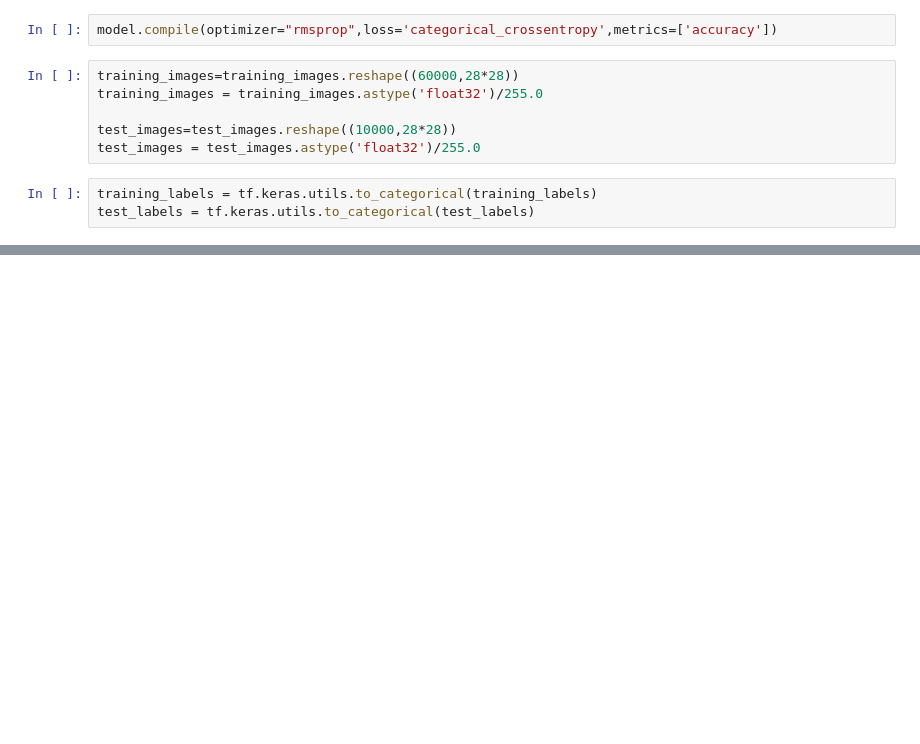
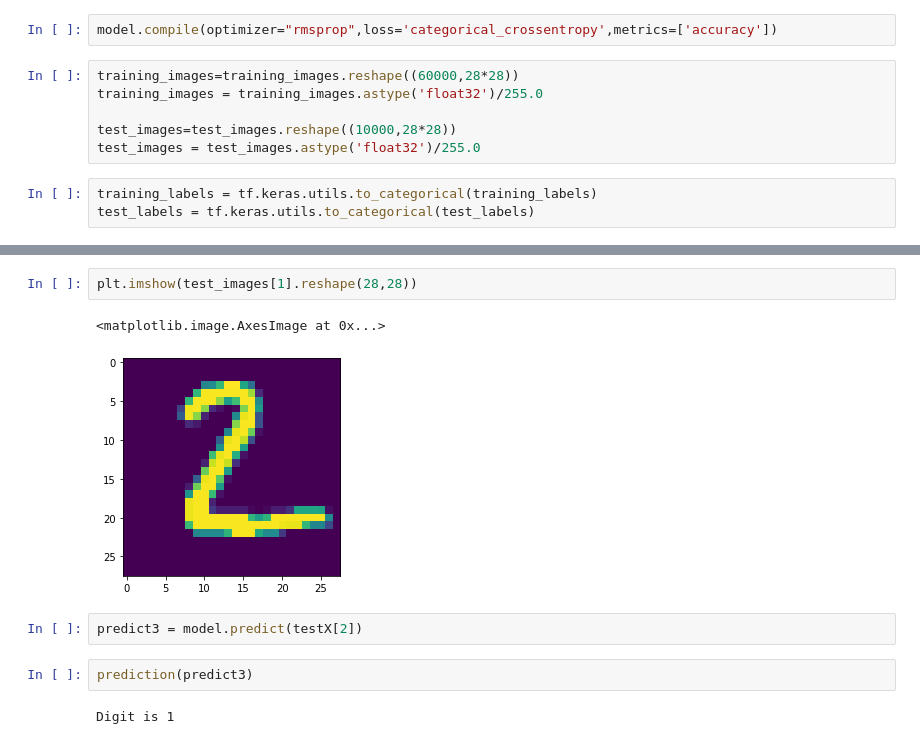
Before and after one commit to Sameer-Ahmed7/Deep_learning_Practice, a Jupyter notebook: MNIST.ipynb, the cells around one changed output, grey strips where cells are left out. Cells and saved outputs as stored; diff of their text form; blank space fills up the shorter version.

```diff
--- a/MNIST.ipynb
+++ b/MNIST.ipynb
@@ -80,0 +135,11 @@ test ACC :  0.9805
+# %%
+plt.imshow(test_images[1].reshape(28,28))
+# %% [output]
+<matplotlib.image.AxesImage at 0x...>
+[figure, added]
+# %%
+predict3 = model.predict(testX[2])
+# %%
+prediction(predict3)
+# %% [output]
+Digit is 1
```
Also changed, not shown: parts of 26 cells of this notebook.
